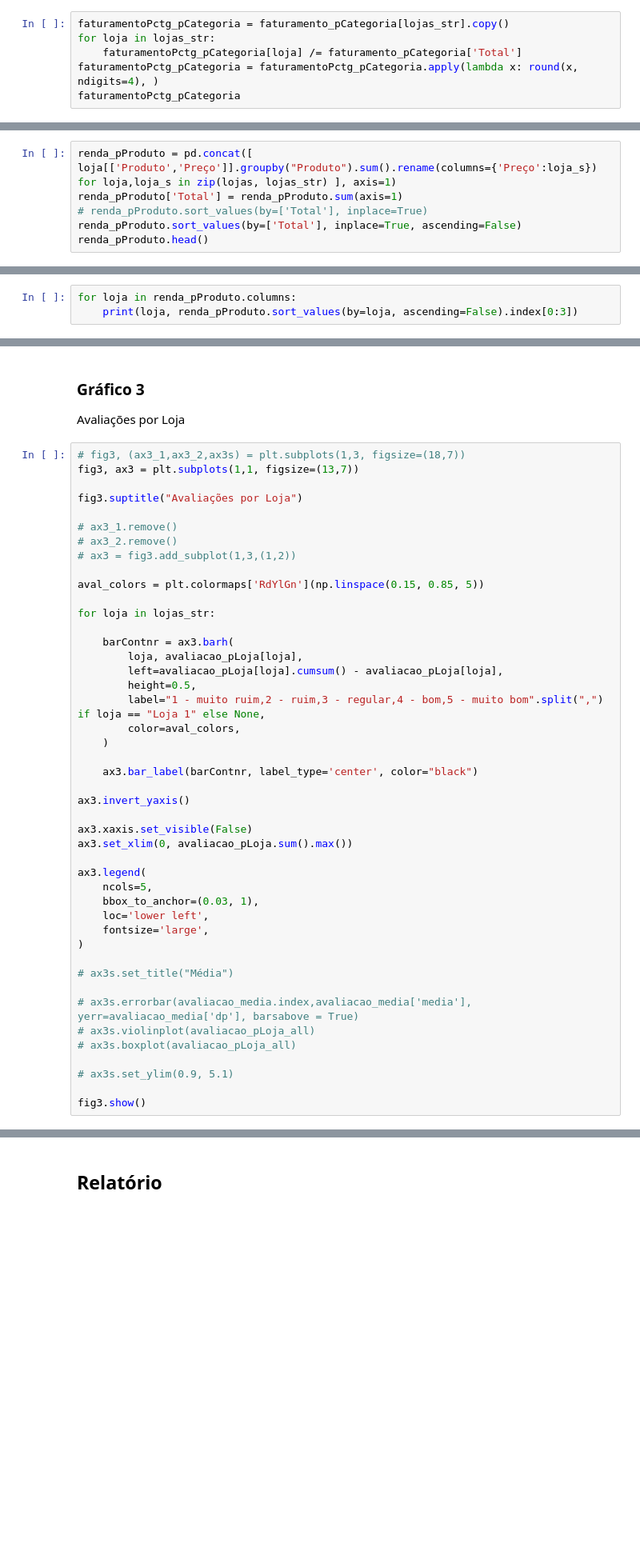
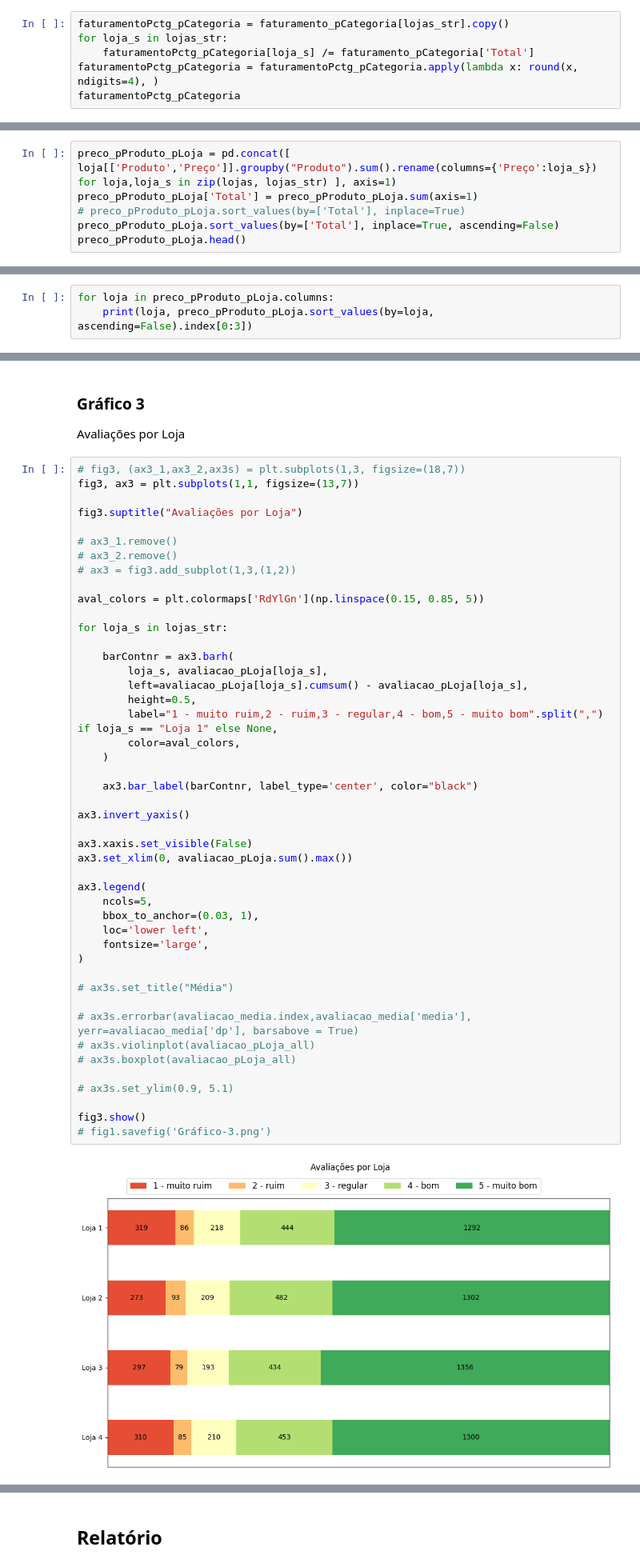
Before and after one commit to Teles-sd/Alura-ONE-Challenge-2, a Jupyter notebook: AluraStoreBr.ipynb, the cells around one changed output, grey strips where cells are left out. Shown: that part at 80% size. Saved outputs shown, nothing was run; the diff lists cells and outputs as text; blank space fills up the shorter version.

Commit message:
Report and images. Outputs included in `AluraStoreBr.ipynb`.

```diff
--- a/AluraStoreBr.ipynb
+++ b/AluraStoreBr.ipynb
@@ -97,6 +216,6 @@ faturamento_pCategoria
 # %%
 faturamentoPctg_pCategoria = faturamento_pCategoria[lojas_str].copy()
-for loja in lojas_str:
-    faturamentoPctg_pCategoria[loja] /= faturamento_pCategoria['Total']
+for loja_s in lojas_str:
+    faturamentoPctg_pCategoria[loja_s] /= faturamento_pCategoria['Total']
 faturamentoPctg_pCategoria = faturamentoPctg_pCategoria.apply(lambda x: round(x, ndigits=4), )
 faturamentoPctg_pCategoria
@@ -128,6 +317,6 @@ for loja in lojas:
 # %%
-renda_pProduto = pd.concat([ loja[['Produto','Preço']].groupby("Produto").sum().rename(columns={'Preço':loja_s}) for loja,loja_s in zip(lojas, lojas_str) ], axis=1)
-renda_pProduto['Total'] = renda_pProduto.sum(axis=1)
-# renda_pProduto.sort_values(by=['Total'], inplace=True)
-renda_pProduto.sort_values(by=['Total'], inplace=True, ascending=False)
-renda_pProduto.head()
+preco_pProduto_pLoja = pd.concat([ loja[['Produto','Preço']].groupby("Produto").sum().rename(columns={'Preço':loja_s}) for loja,loja_s in zip(lojas, lojas_str) ], axis=1)
+preco_pProduto_pLoja['Total'] = preco_pProduto_pLoja.sum(axis=1)
+# preco_pProduto_pLoja.sort_values(by=['Total'], inplace=True)
+preco_pProduto_pLoja.sort_values(by=['Total'], inplace=True, ascending=False)
+preco_pProduto_pLoja.head()
@@ -134,3 +331,3 @@ renda_pProduto.head()
 # %%
-for loja in renda_pProduto.columns:
-    print(loja, renda_pProduto.sort_values(by=loja, ascending=False).index[0:3])
+for loja in preco_pProduto_pLoja.columns:
+    print(loja, preco_pProduto_pLoja.sort_values(by=loja, ascending=False).index[0:3])
@@ -243,36 +444,39 @@ fig3.suptitle("Avaliações por Loja")
 
 aval_colors = plt.colormaps['RdYlGn'](np.linspace(0.15, 0.85, 5))
 
-for loja in lojas_str:
+for loja_s in lojas_str:
 
     barContnr = ax3.barh(
-        loja, avaliacao_pLoja[loja],
-        left=avaliacao_pLoja[loja].cumsum() - avaliacao_pLoja[loja],
+        loja_s, avaliacao_pLoja[loja_s],
+        left=avaliacao_pLoja[loja_s].cumsum() - avaliacao_pLoja[loja_s],
         height=0.5,
-        label="1 - muito ruim,2 - ruim,3 - regular,4 - bom,5 - muito bom".split(",") if loja == "Loja 1" else None,
+        label="1 - muito ruim,2 - ruim,3 - regular,4 - bom,5 - muito bom".split(",") if loja_s == "Loja 1" else None,
         color=aval_colors,
     )
 
     ax3.bar_label(barContnr, label_type='center', color="black")
 
 ax3.invert_yaxis()
 
 ax3.xaxis.set_visible(False)
 ax3.set_xlim(0, avaliacao_pLoja.sum().max())
 
 ax3.legend(
     ncols=5,
     bbox_to_anchor=(0.03, 1),
     loc='lower left',
     fontsize='large',
 )
 
 # ax3s.set_title("Média")
 
 # ax3s.errorbar(avaliacao_media.index,avaliacao_media['media'], yerr=avaliacao_media['dp'], barsabove = True)
 # ax3s.violinplot(avaliacao_pLoja_all)
 # ax3s.boxplot(avaliacao_pLoja_all)
 
 # ax3s.set_ylim(0.9, 5.1)
 
 fig3.show()
+# fig1.savefig('Gráfico-3.png')
+# %% [output]
+[figure, added]
```
Also changed, not shown: parts of 32 cells of this notebook, 6 other files.
